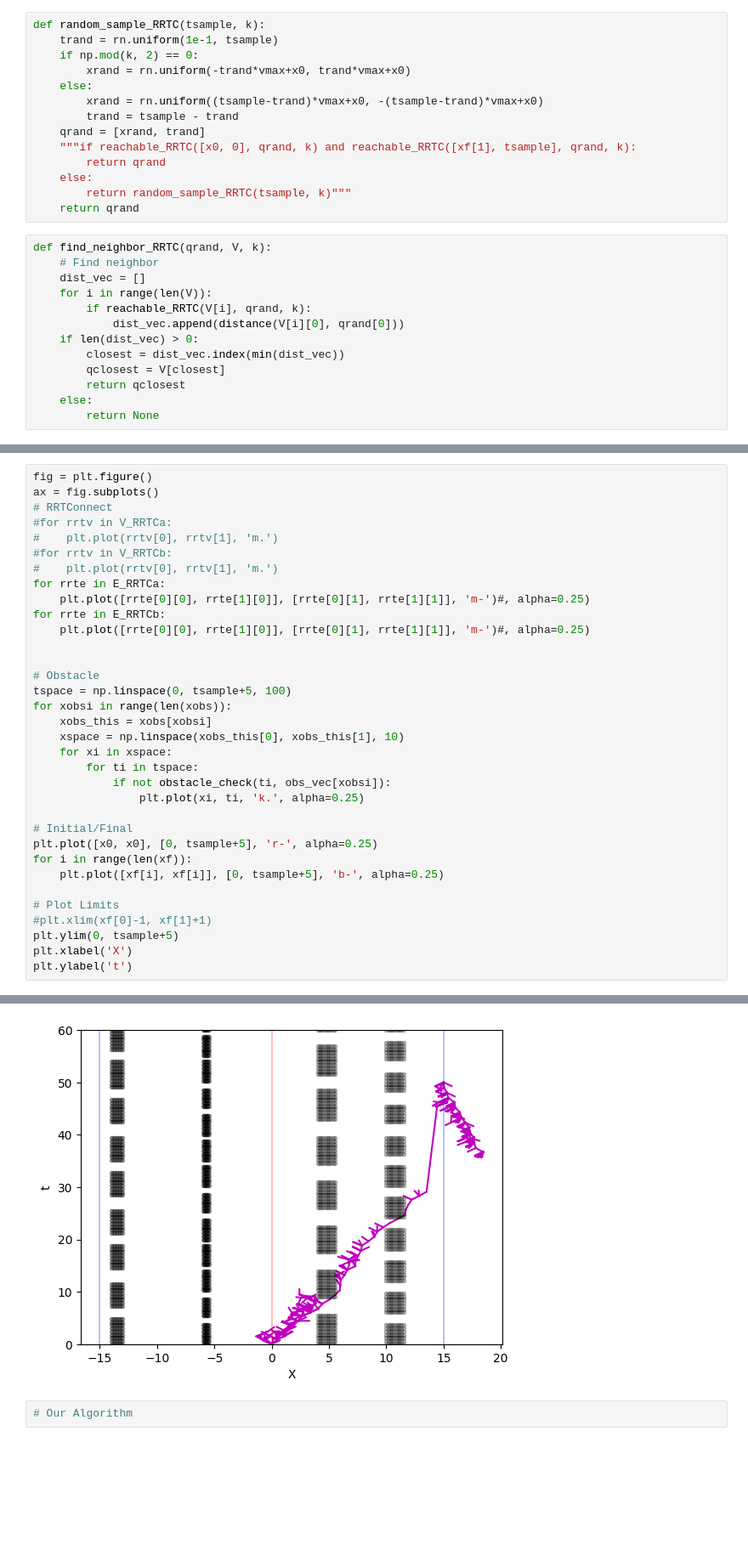
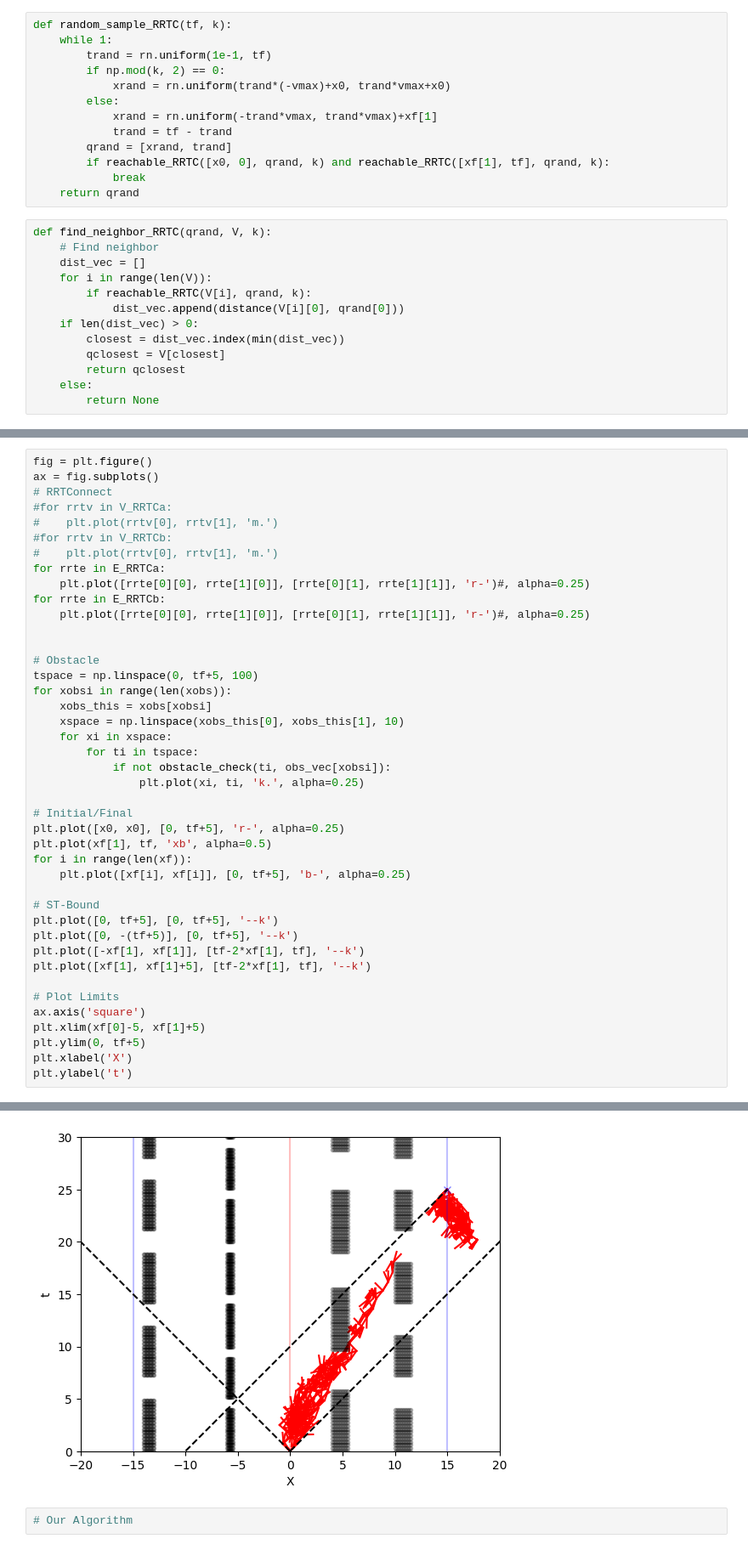
Before and after one commit to jeffersonkim97/cognis_UAM, a Jupyter notebook: script/Comparison/1D.ipynb, the cells around one changed output, grey strips where cells are left out. Shown at 85% size. Saved outputs shown, nothing was run; the diff lists cells and outputs as text; blank space fills up the shorter version.

```diff
--- a/script/Comparison/1D.ipynb
+++ b/script/Comparison/1D.ipynb
@@ -379,16 +392,15 @@ def reachable_RRTC(q0, q1, k):
 # %%
-def random_sample_RRTC(tsample, k):
-    trand = rn.uniform(1e-1, tsample)
-    if np.mod(k, 2) == 0:
-        xrand = rn.uniform(-trand*vmax+x0, trand*vmax+x0)
-    else:
-        xrand = rn.uniform((tsample-trand)*vmax+x0, -(tsample-trand)*vmax+x0)
-        trand = tsample - trand
-    qrand = [xrand, trand]
-    """if reachable_RRTC([x0, 0], qrand, k) and reachable_RRTC([xf[1], tsample], qrand, k):
-        return qrand
-    else:
-        return random_sample_RRTC(tsample, k)"""
+def random_sample_RRTC(tf, k):
+    while 1:
+        trand = rn.uniform(1e-1, tf)
+        if np.mod(k, 2) == 0:
+            xrand = rn.uniform(trand*(-vmax)+x0, trand*vmax+x0)
+        else:
+            xrand = rn.uniform(-trand*vmax, trand*vmax)+xf[1]
+            trand = tf - trand
+        qrand = [xrand, trand]
+        if reachable_RRTC([x0, 0], qrand, k) and reachable_RRTC([xf[1], tf], qrand, k):
+            break
     return qrand
 # %%
 def find_neighbor_RRTC(qrand, V, k):
@@ -493,39 +517,47 @@ k:  487
 # %%
 fig = plt.figure()
 ax = fig.subplots()
 # RRTConnect
 #for rrtv in V_RRTCa:
 #    plt.plot(rrtv[0], rrtv[1], 'm.')
 #for rrtv in V_RRTCb:
 #    plt.plot(rrtv[0], rrtv[1], 'm.')
 for rrte in E_RRTCa:
-    plt.plot([rrte[0][0], rrte[1][0]], [rrte[0][1], rrte[1][1]], 'm-')#, alpha=0.25)
+    plt.plot([rrte[0][0], rrte[1][0]], [rrte[0][1], rrte[1][1]], 'r-')#, alpha=0.25)
 for rrte in E_RRTCb:
-    plt.plot([rrte[0][0], rrte[1][0]], [rrte[0][1], rrte[1][1]], 'm-')#, alpha=0.25)
+    plt.plot([rrte[0][0], rrte[1][0]], [rrte[0][1], rrte[1][1]], 'r-')#, alpha=0.25)
 
 
 # Obstacle
-tspace = np.linspace(0, tsample+5, 100)
+tspace = np.linspace(0, tf+5, 100)
 for xobsi in range(len(xobs)):
     xobs_this = xobs[xobsi]
     xspace = np.linspace(xobs_this[0], xobs_this[1], 10)
     for xi in xspace:
         for ti in tspace:
             if not obstacle_check(ti, obs_vec[xobsi]):
                 plt.plot(xi, ti, 'k.', alpha=0.25)
 
 # Initial/Final
-plt.plot([x0, x0], [0, tsample+5], 'r-', alpha=0.25)
+plt.plot([x0, x0], [0, tf+5], 'r-', alpha=0.25)
+plt.plot(xf[1], tf, 'xb', alpha=0.5)
 for i in range(len(xf)):
-    plt.plot([xf[i], xf[i]], [0, tsample+5], 'b-', alpha=0.25)
+    plt.plot([xf[i], xf[i]], [0, tf+5], 'b-', alpha=0.25)
+
+# ST-Bound
+plt.plot([0, tf+5], [0, tf+5], '--k')
+plt.plot([0, -(tf+5)], [0, tf+5], '--k')
+plt.plot([-xf[1], xf[1]], [tf-2*xf[1], tf], '--k')
+plt.plot([xf[1], xf[1]+5], [tf-2*xf[1], tf], '--k')
 
 # Plot Limits
-#plt.xlim(xf[0]-1, xf[1]+1)
-plt.ylim(0, tsample+5)
+ax.axis('square')
+plt.xlim(xf[0]-5, xf[1]+5)
+plt.ylim(0, tf+5)
 plt.xlabel('X')
 plt.ylabel('t')
 # %% [output]
 Text(0, 0.5, 't')
-[figure, old version]
+[figure, new version]
 # %%
 # Our Algorithm
```
Also changed, not shown: parts of 12 cells of this notebook, 1 other file.
